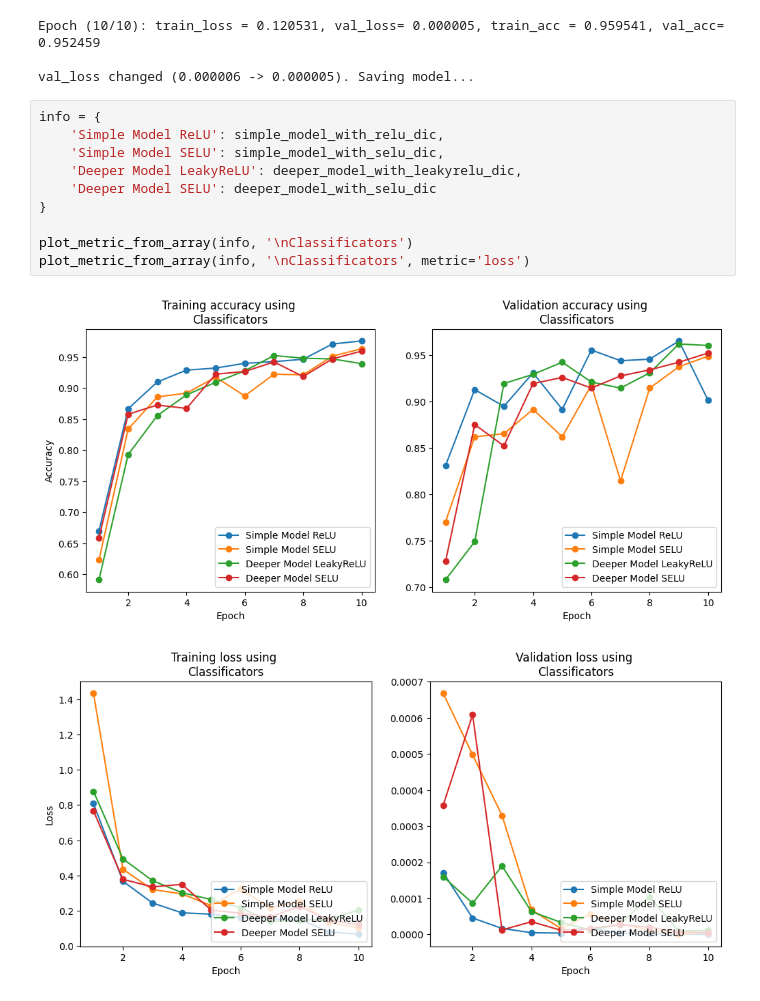
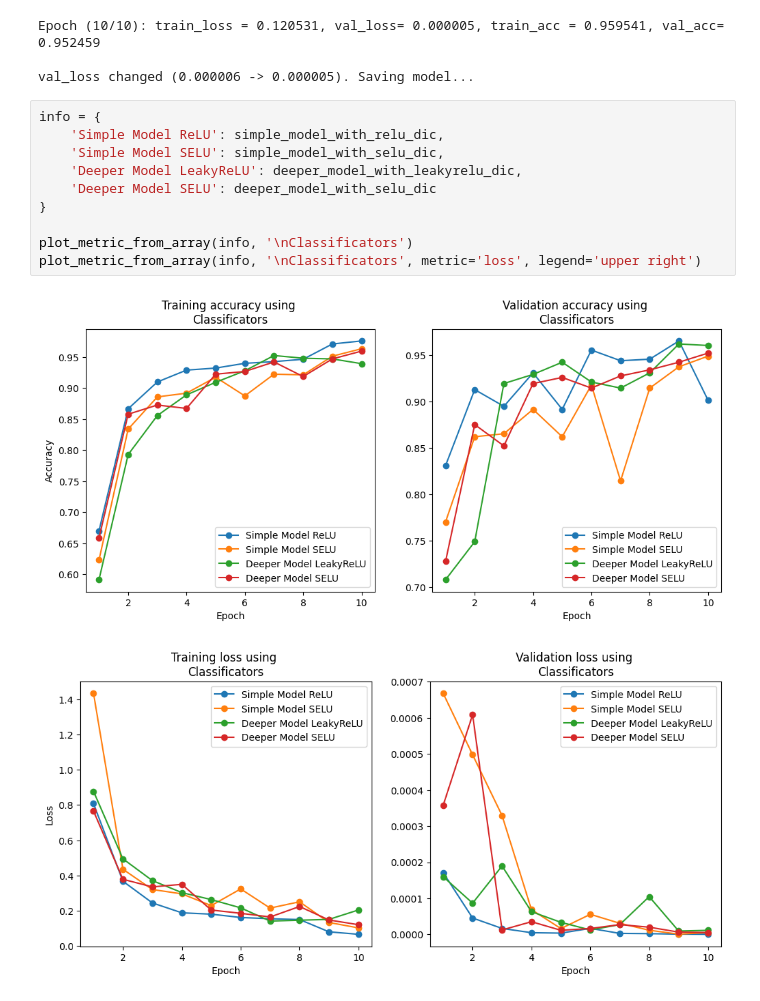
Before and after one commit to ggonzalesd/Deep-Learning-Project, a Jupyter notebook: project.ipynb, the cells around one changed output. Drawn from its saved outputs; the diff is of its cells as text.

Commit message:
fix plot

```diff
--- a/project.ipynb
+++ b/project.ipynb
@@ -398,13 +398,13 @@ val_loss changed (0.000006 -> 0.000005). Saving model...
 # %%
 info = {
     'Simple Model ReLU': simple_model_with_relu_dic,
     'Simple Model SELU': simple_model_with_selu_dic,
     'Deeper Model LeakyReLU': deeper_model_with_leakyrelu_dic,
     'Deeper Model SELU': deeper_model_with_selu_dic
 }
 
 plot_metric_from_array(info, '\nClassificators')
-plot_metric_from_array(info, '\nClassificators', metric='loss')
+plot_metric_from_array(info, '\nClassificators', metric='loss', legend='upper right')
 # %% [output]
 [figure]
-[figure, old version]
+[figure, new version]
```
